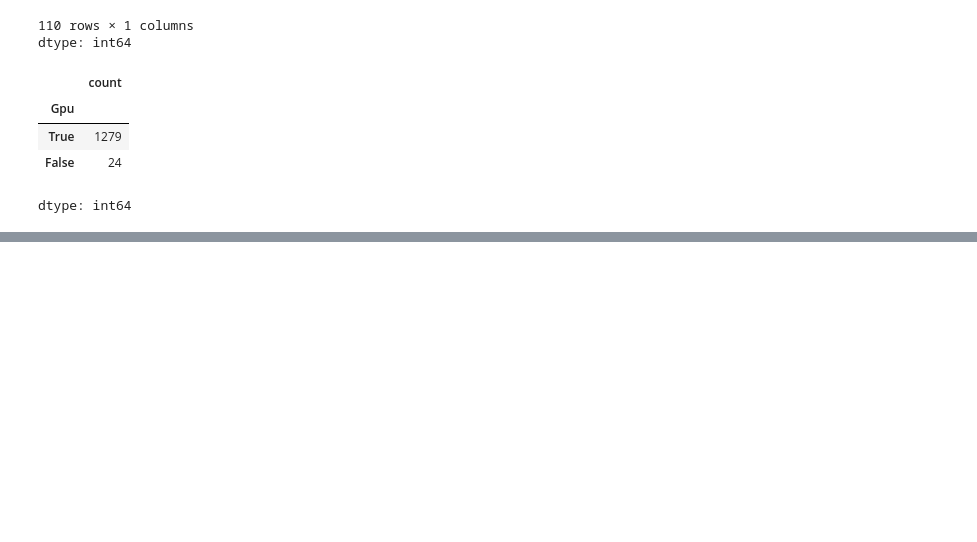
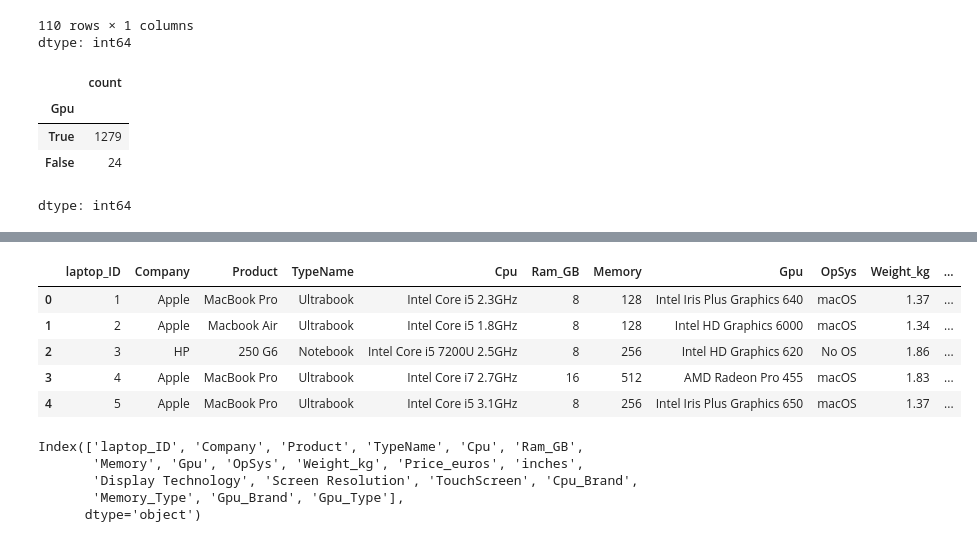
Before and after one commit to adnansherwani/Deep-Learning, a Jupyter notebook: 01__PyTorch_Workflow.ipynb, the cells around one changed output, grey strips where cells are left out. Drawn from its saved outputs; the diff is of its cells as text; code cells hidden in the pictures; blank space fills up the shorter version.

```diff
--- a/01__PyTorch_Workflow.ipynb
+++ b/01__PyTorch_Workflow.ipynb
@@ -367,0 +353,4 @@ dtype: int64
+# %%
+df.rename(columns={'Weight': 'Weight_kg'}, inplace=True)
+df['Weight_kg'] = df['Weight_kg'].str.replace('kg', '').astype(float)
+df['Weight_kg'].round(1).astype(str)
@@ -367,0 +393,17 @@ dtype: int64
+# %%
+df.head()
+# %% [output]
+|  | laptop_ID | Company | Product | TypeName | Cpu | Ram_GB | Memory | Gpu | OpSys | Weight_kg | ... |
+| 0 | 1 | Apple | MacBook Pro | Ultrabook | Intel Core i5 2.3GHz | 8 | 128 | Intel Iris Plus Graphics 640 | macOS | 1.37 | ... |
+| 1 | 2 | Apple | Macbook Air | Ultrabook | Intel Core i5 1.8GHz | 8 | 128 | Intel HD Graphics 6000 | macOS | 1.34 | ... |
+| 2 | 3 | HP | 250 G6 | Notebook | Intel Core i5 7200U 2.5GHz | 8 | 256 | Intel HD Graphics 620 | No OS | 1.86 | ... |
+| 3 | 4 | Apple | MacBook Pro | Ultrabook | Intel Core i7 2.7GHz | 16 | 512 | AMD Radeon Pro 455 | macOS | 1.83 | ... |
+| 4 | 5 | Apple | MacBook Pro | Ultrabook | Intel Core i5 3.1GHz | 8 | 256 | Intel Iris Plus Graphics 650 | macOS | 1.37 | ... |
+# %%
+df.columns
+# %% [output]
+Index(['laptop_ID', 'Company', 'Product', 'TypeName', 'Cpu', 'Ram_GB',
+       'Memory', 'Gpu', 'OpSys', 'Weight_kg', 'Price_euros', 'inches',
+       'Display Technology', 'Screen Resolution', 'TouchScreen', 'Cpu_Brand',
+       'Memory_Type', 'Gpu_Brand', 'Gpu_Type'],
+      dtype='object')
```
Also changed, not shown: parts of 25 cells of this notebook.
